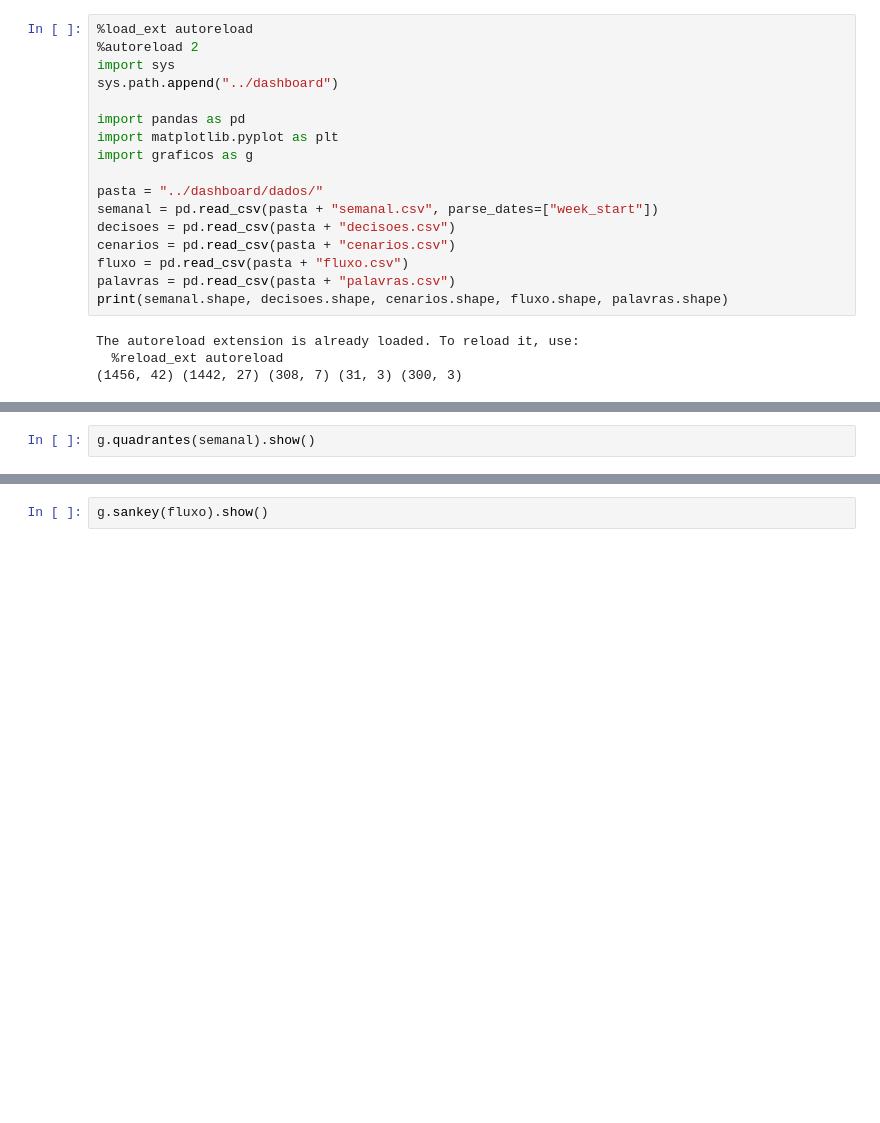
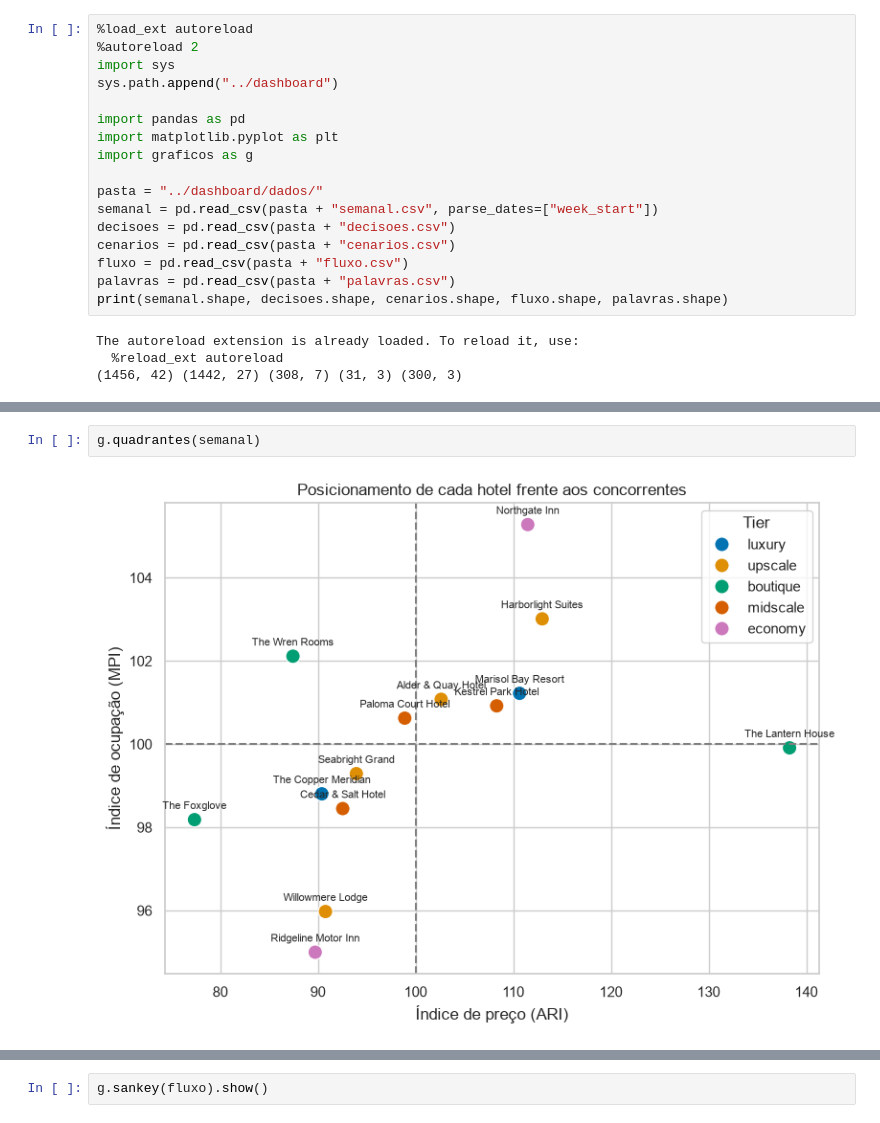
Before and after one commit to brunoh19/trabalho-final, a Jupyter notebook: notebook/visualizacao.ipynb, the cells around one changed output, grey strips where cells are left out. Cells and saved outputs as stored; diff of their text form; blank space fills up the shorter version.

```diff
--- a/notebook/visualizacao.ipynb
+++ b/notebook/visualizacao.ipynb
@@ -26,3 +30,5 @@ g.evolucao_eventos(semanal).show()
 # %%
-g.quadrantes(semanal).show()
+g.quadrantes(semanal)
+# %% [output]
+[figure, added]
 # %%
```
Also changed, not shown: parts of 6 cells of this notebook, 2 other files.
